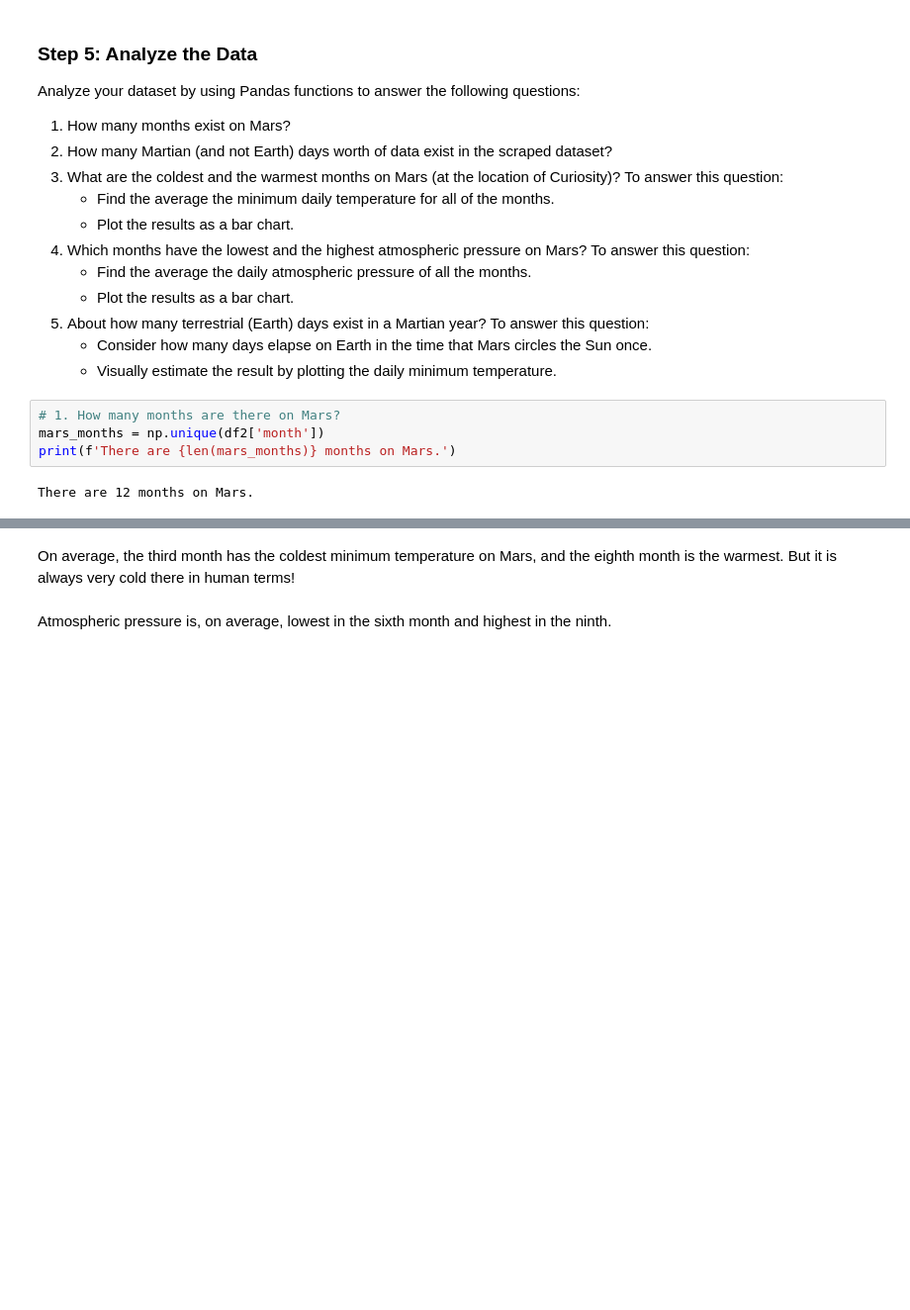
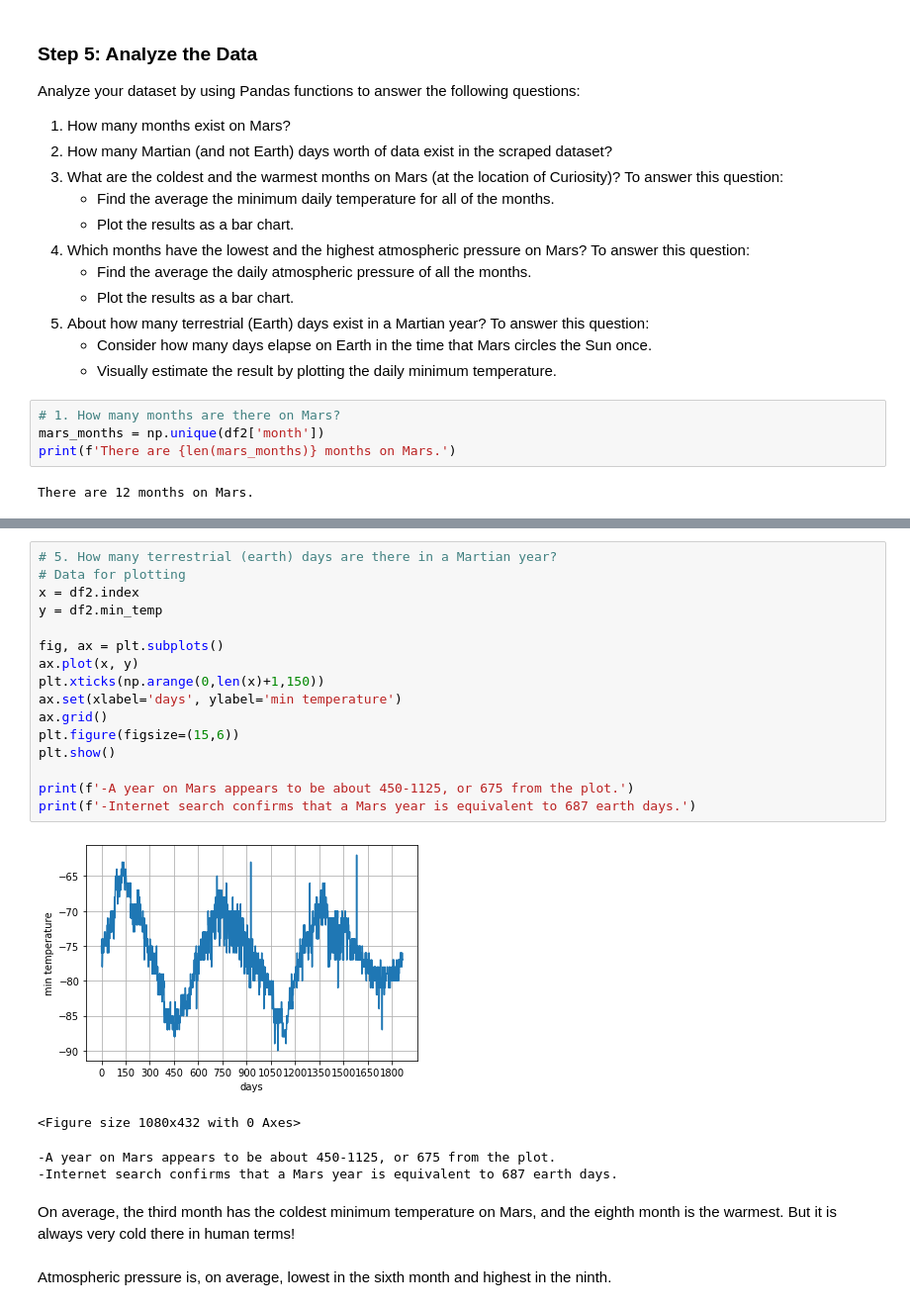
Before and after one commit to xuan-ds/Module_11_Challenge, a Jupyter notebook: Starter_Code/part_2_mars_weather.ipynb, the cells around one changed output, grey strips where cells are left out. Shown at 99% size. Saved outputs shown, nothing was run; the diff lists cells and outputs as text; blank space fills up the shorter version.

```diff
--- a/Starter_Code/part_2_mars_weather.ipynb
+++ b/Starter_Code/part_2_mars_weather.ipynb
@@ -232,3 +213,24 @@ ave_sol
+# %%
+# 5. How many terrestrial (earth) days are there in a Martian year?
+# Data for plotting
+x = df2.index
+y = df2.min_temp
+
+fig, ax = plt.subplots()
+ax.plot(x, y)
+plt.xticks(np.arange(0,len(x)+1,150))
+ax.set(xlabel='days', ylabel='min temperature')
+ax.grid()
+plt.figure(figsize=(15,6))
+plt.show()
+
+print(f'-A year on Mars appears to be about 450-1125, or 675 from the plot.')
+print(f'-Internet search confirms that a Mars year is equivalent to 687 earth days.')
+# %% [output]
+[figure, added]
+<Figure size 1080x432 with 0 Axes>
+-A year on Mars appears to be about 450-1125, or 675 from the plot.
+-Internet search confirms that a Mars year is equivalent to 687 earth days.
 # %% [markdown]
 On average, the third month has the coldest minimum temperature on Mars, and the eighth month is the warmest. But it is always very cold there in human terms!
 # %% [markdown]
```
Also changed, not shown: parts of 16 cells of this notebook, 3 other files.
